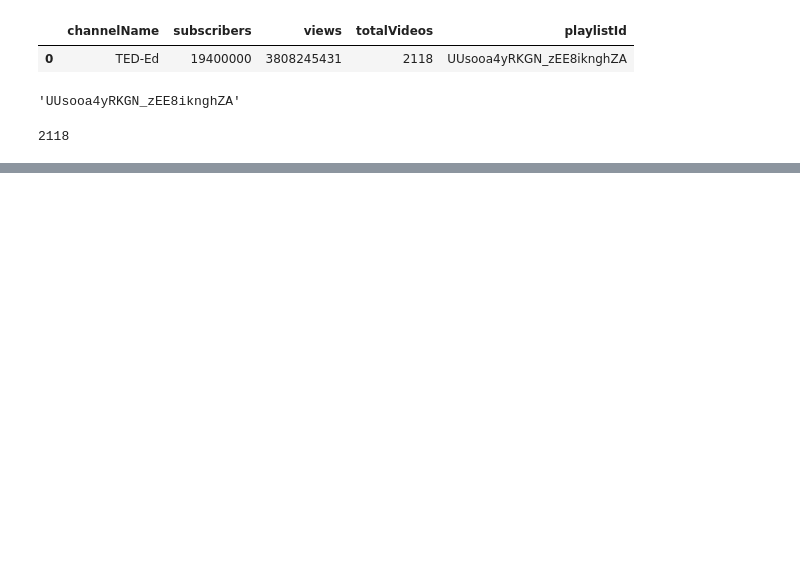
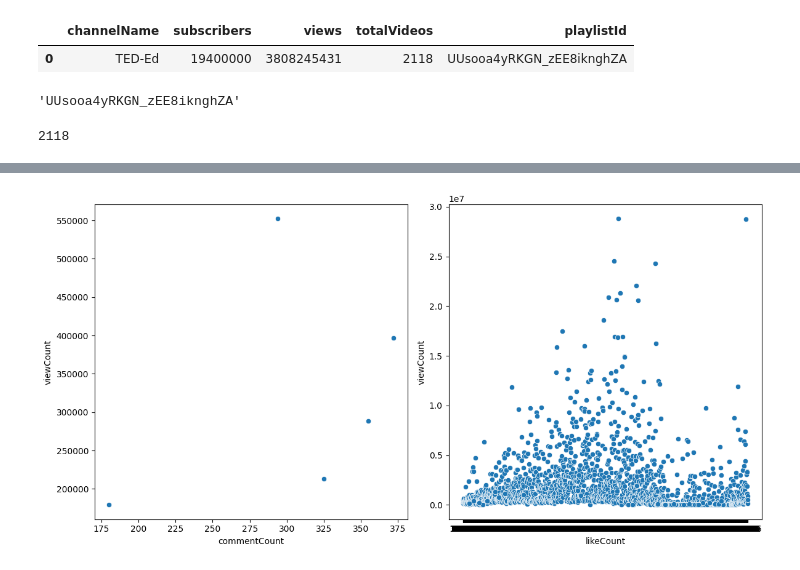
Before and after one commit to yldrmgaye/sl_api_project, a Jupyter notebook: main.ipynb, the cells around one changed output, grey strips where cells are left out. Cells and saved outputs as stored; diff of their text form; code cells hidden in the pictures; blank space fills up the shorter version.

```diff
--- a/main.ipynb
+++ b/main.ipynb
@@ -85,3 +90,33 @@ video_ids=collect_video_ids(youtube, playlist_id)
 len(video_ids)
 # %% [output]
 2118
+# %%
+def collect_video_details(youtube, video_ids):
+
+    all_video_info = []
+
+    for i in range(0, len(video_ids), 50):
+        request = youtube.videos().list(
+            part="snippet,contentDetails,statistics",
+            id=','.join(video_ids[i:i+50])
+        )
+        response = request.execute()
+
+        for video in response['items']:
+            stats_to_keep = {'snippet': ['channelTitle', 'title', 'description', 'tags', 'publishedAt'],
+                             'statistics': ['viewCount', 'likeCount', 'favouriteCount', 'commentCount'],
+                             'contentDetails': ['duration', 'definition', 'caption']
+                            }
+            video_info = {}
+            video_info['video_id'] = video['id']
+
+            for k in stats_to_keep.keys():
+                for v in stats_to_keep[k]:
+                    try:
+                        video_info[v] = video[k][v]
+                    except:
+                        video_info[v] = None
+
+            all_video_info.append(video_info)
+
+    return pd.DataFrame(all_video_info)
@@ -87,0 +160,8 @@ len(video_ids)
+# %%
+fig, ax = plt.subplots(1,2,figsize=(12, 6))
+sns.scatterplot(data = video_df, x = 'commentCount', y = 'viewCount', ax = ax[0])
+sns.scatterplot(data = video_df, x = 'likeCount', y = 'viewCount', ax = ax[1])
+plt.tight_layout()
+plt.show()
+# %% [output]
+[figure, added]
```
Also changed, not shown: parts of 8 cells of this notebook.
